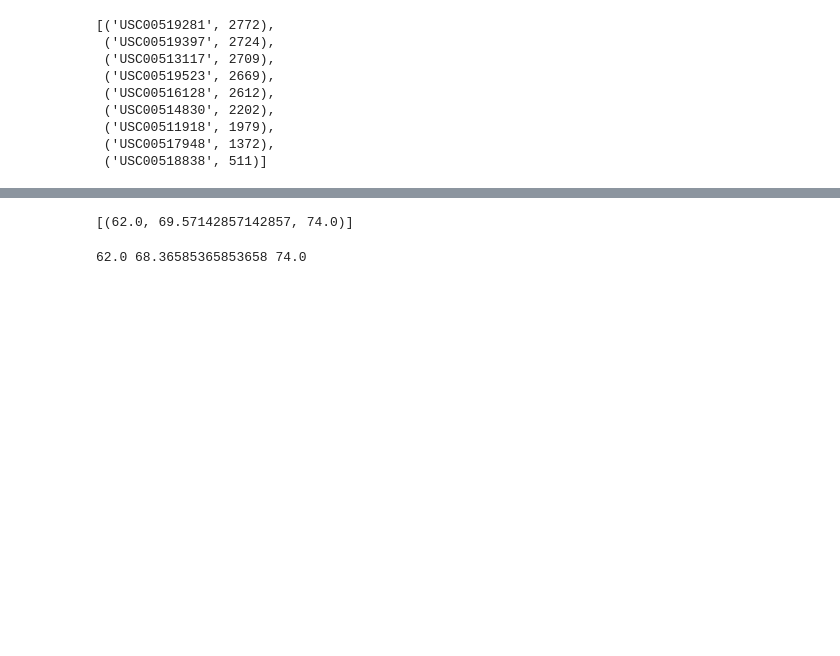
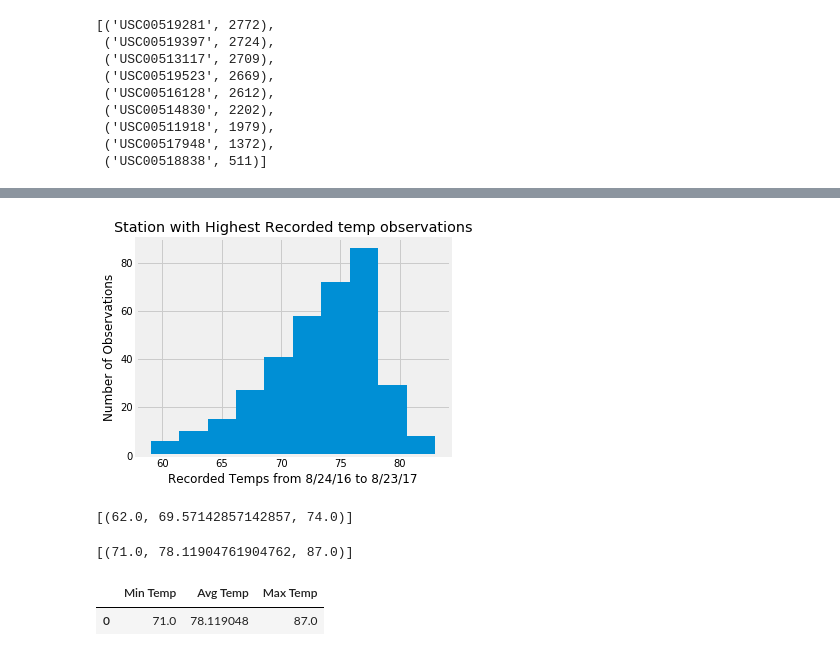
Before and after one commit to cbooch89/SQL_ADVANCE_HW, a Jupyter notebook: climate_starter.ipynb, the cells around one changed output, grey strips where cells are left out. Saved outputs shown, nothing was run; the diff lists cells and outputs as text; code cells hidden in the pictures; blank space fills up the shorter version.

```diff
--- a/climate_starter.ipynb
+++ b/climate_starter.ipynb
@@ -161,3 +176,6 @@ active_stations
 # %%
 # Using the station id from the previous query, calculate the lowest temperature recorded,
 # highest temperature recorded, and average temperature most active station?
+best_station = active_stations [0][0]
+session.query(func.min(Measurement.tobs), func.avg(Measurement.tobs), func.max(Measurement.tobs)).\
+                filter(Measurement.station == best_station).all()
@@ -164,3 +184,9 @@ active_stations
 # %%
 # Choose the station with the highest number of temperature observations.
 # Query the last 12 months of temperature observation data for this station and plot the results as a histogram
+temp_info = session.query(Measurement.station, Measurement.tobs).\
+                filter(Measurement.station == best_station).\
+                filter(Measurement.date >= year_ago).all()
+temp_df = pd.DataFrame(temp_info)
+temp_df.set_index('station', inplace=True)
+temp_df.head()
@@ -169,3 +201,16 @@ active_stations
+# %%
+# plot the results as a histogram
+fig2 = plt.figure(figsize=(5,4))
+plt.grid(True)
+temp_df = pd.DataFrame(temp_info)
+plt.hist(temp_df['tobs'])
+bin_size = 12
+plt.xlabel("Recorded Temps from 8/24/16 to 8/23/17")
+plt.ylabel("Number of Observations")
+plt.title("Station with Highest Recorded temp observations")
+plt.show()
+# %% [output]
+[figure, added]
 # %%
 # This function called `calc_temps` will accept start date and end date in the format '%Y-%m-%d'
 # and return the minimum, average, and maximum temperatures for that range of dates
@@ -190,8 +235,18 @@ print(calc_temps('2012-02-28', '2012-03-05'))
 # %%
 # Use your previous function `calc_temps` to calculate the tmin, tavg, and tmax
 # for your trip using the previous year's data for those same dates.
+trip = calc_temps('2017-07-02', '2017-07-08')
+trip
 # %% [output]
-62.0 68.36585365853658 74.0
+[(71.0, 78.11904761904762, 87.0)]
+# %%
+trip_df = pd.DataFrame(trip, columns=['Min Temp', 'Avg Temp', 'Max Temp'])
+avg_temp = trip_df['Avg Temp']
+min_max_temp = trip_df.iloc[0]['Max Temp'] - trip_df.iloc[0]['Min Temp']
+trip_df
+# %% [output]
+|  | Min Temp | Avg Temp | Max Temp |
+| 0 | 71.0 | 78.119048 | 87.0 |
 # %%
 # Plot the results from your previous query as a bar chart.
 # Use "Trip Avg Temp" as your Title
```
Also changed, not shown: parts of 13 cells of this notebook, 1 other file.
